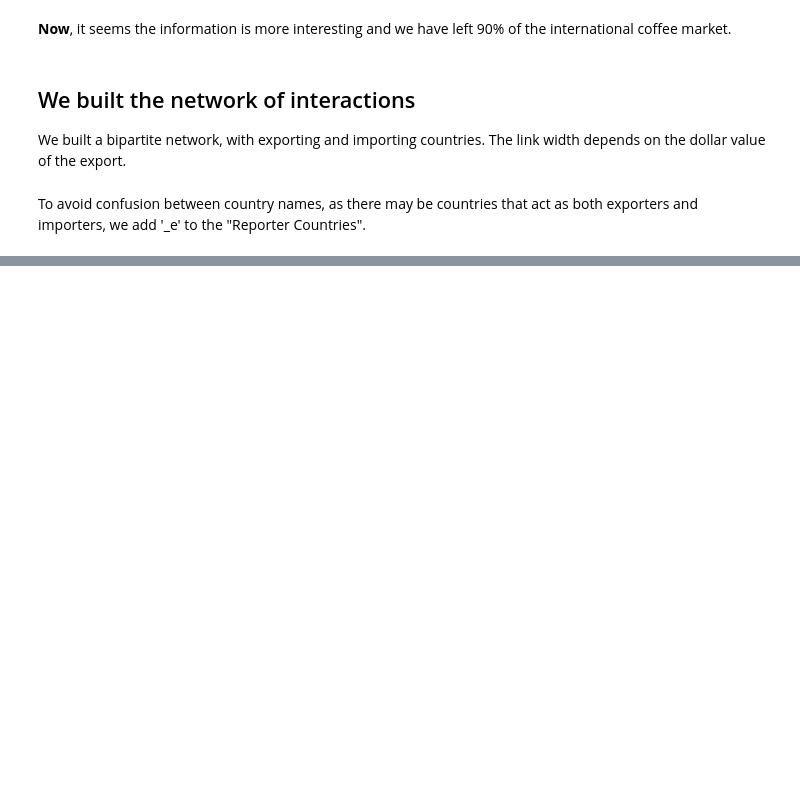
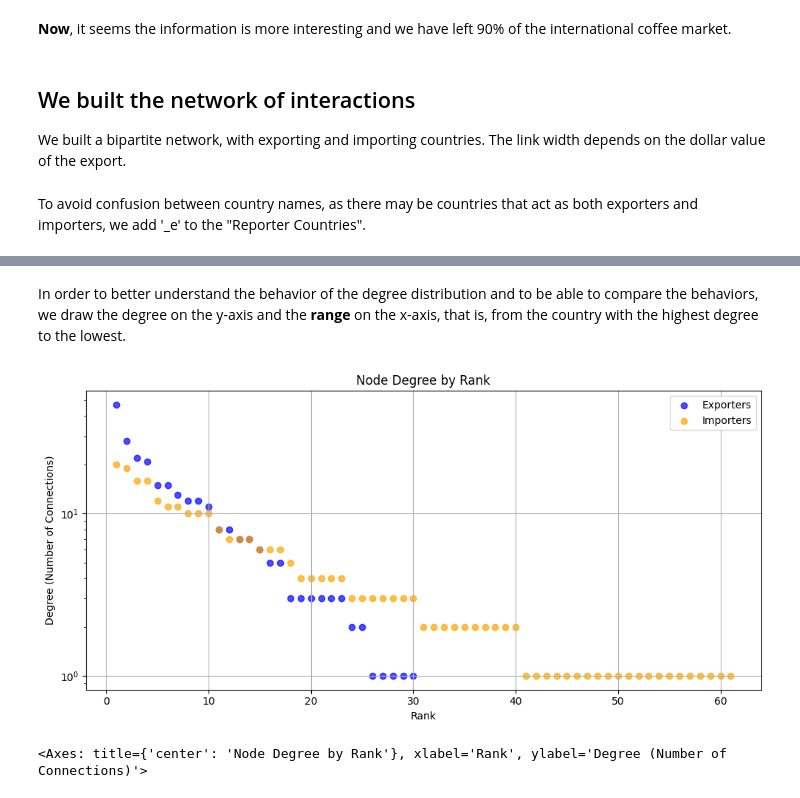
Before and after one commit to galeanojav/FAONet, a Jupyter notebook: FAONet_example.ipynb, the cells around one changed output, grey strips where cells are left out. Saved outputs shown, nothing was run; the diff lists cells and outputs as text; code cells hidden in the pictures; blank space fills up the shorter version.

```diff
--- a/FAONet_example.ipynb
+++ b/FAONet_example.ipynb
@@ -78,0 +133,8 @@ print(degree_df.head())
+# %% [markdown]
+In order to better understand the behavior of the degree distribution and to be able to compare the behaviors, we draw the degree on the y-axis and the **range** on the x-axis, that is, from the country with the highest degree to the lowest.
+# %%
+
+plot_degree_by_rank(degree_export, degree_import,use_log_x=False)
+# %% [output]
+[figure, added]
+<Axes: title={'center': 'Node Degree by Rank'}, xlabel='Rank', ylabel='Degree (Number of Connections)'>
```
Also changed, not shown: parts of 11 cells of this notebook.
